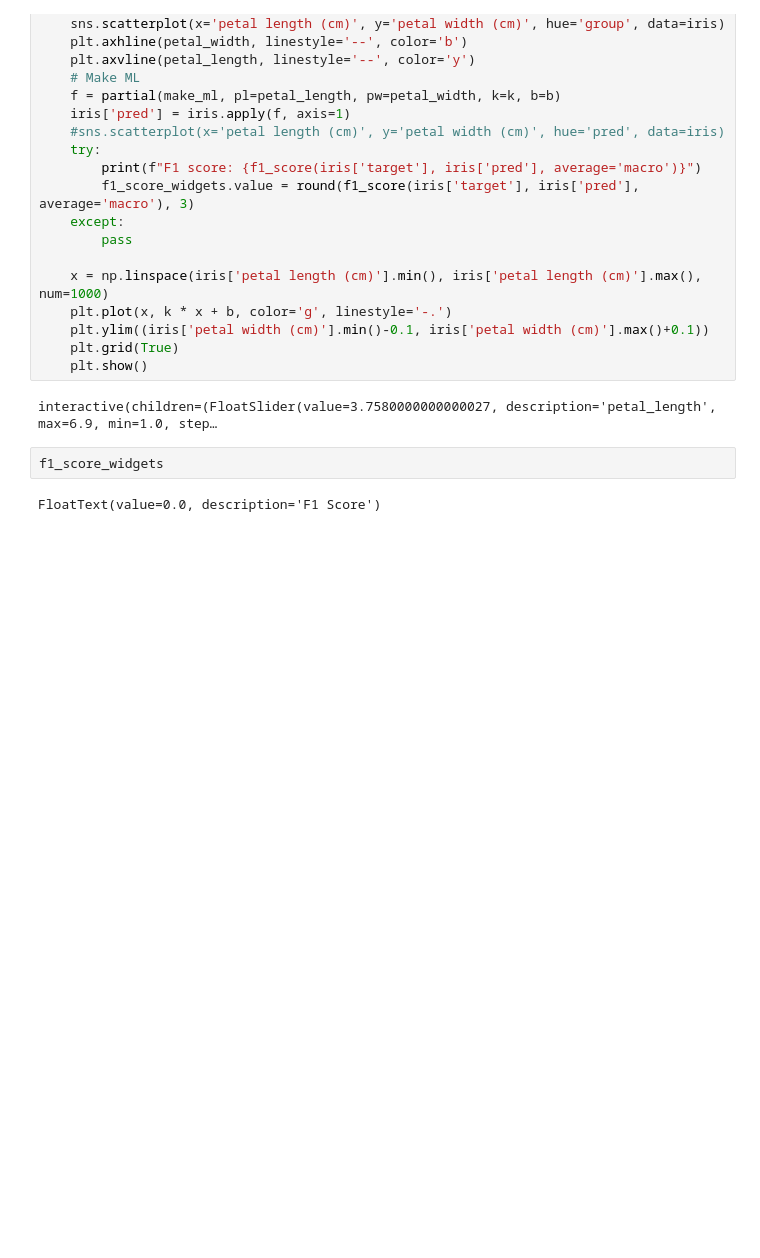
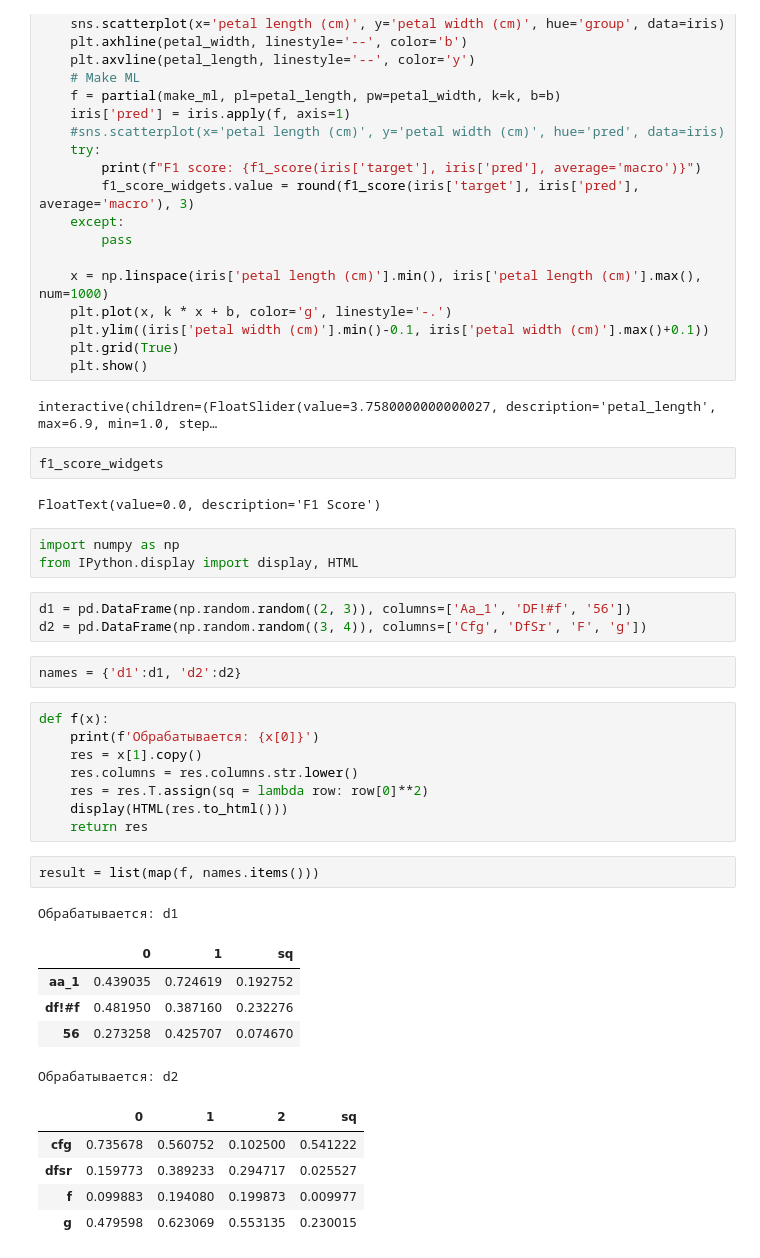
Before and after one commit to urevoleg/jlab, a Jupyter notebook: demo.ipynb, the cells around one changed output. Cells and saved outputs as stored; diff of their text form; blank space fills up the shorter version.

```diff
--- a/demo.ipynb
+++ b/demo.ipynb
@@ -230,3 +230,33 @@ interactive(children=(FloatSlider(value=3.7580000000000027, description='petal_l
 f1_score_widgets
 # %% [output]
 FloatText(value=0.0, description='F1 Score')
+# %%
+import numpy as np
+from IPython.display import display, HTML
+# %%
+d1 = pd.DataFrame(np.random.random((2, 3)), columns=['Aa_1', 'DF!#f', '56'])
+d2 = pd.DataFrame(np.random.random((3, 4)), columns=['Cfg', 'DfSr', 'F', 'g'])
+# %%
+names = {'d1':d1, 'd2':d2}
+# %%
+def f(x):
+    print(f'Обрабатывается: {x[0]}')
+    res = x[1].copy()
+    res.columns = res.columns.str.lower()
+    res = res.T.assign(sq = lambda row: row[0]**2)
+    display(HTML(res.to_html()))
+    return res
+# %%
+result = list(map(f, names.items()))
+# %% [output]
+Обрабатывается: d1
+|  | 0 | 1 | sq |
+| aa_1 | 0.439035 | 0.724619 | 0.192752 |
+| df!#f | 0.481950 | 0.387160 | 0.232276 |
+| 56 | 0.273258 | 0.425707 | 0.074670 |
+Обрабатывается: d2
+|  | 0 | 1 | 2 | sq |
+| cfg | 0.735678 | 0.560752 | 0.102500 | 0.541222 |
+| dfsr | 0.159773 | 0.389233 | 0.294717 | 0.025527 |
+| f | 0.099883 | 0.194080 | 0.199873 | 0.009977 |
+| g | 0.479598 | 0.623069 | 0.553135 | 0.230015 |
```
